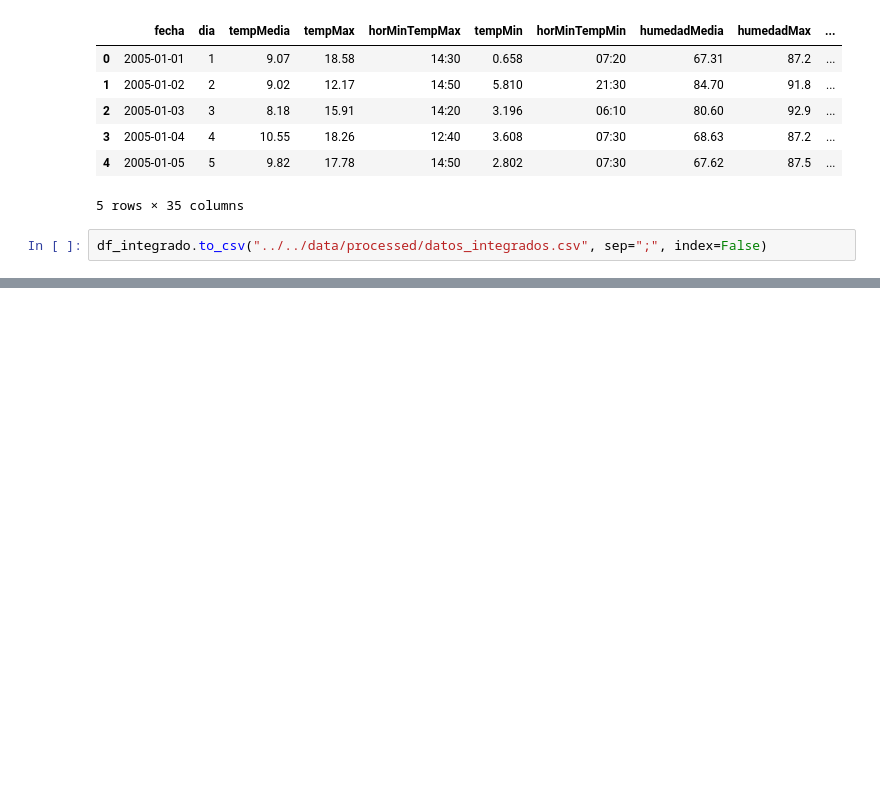
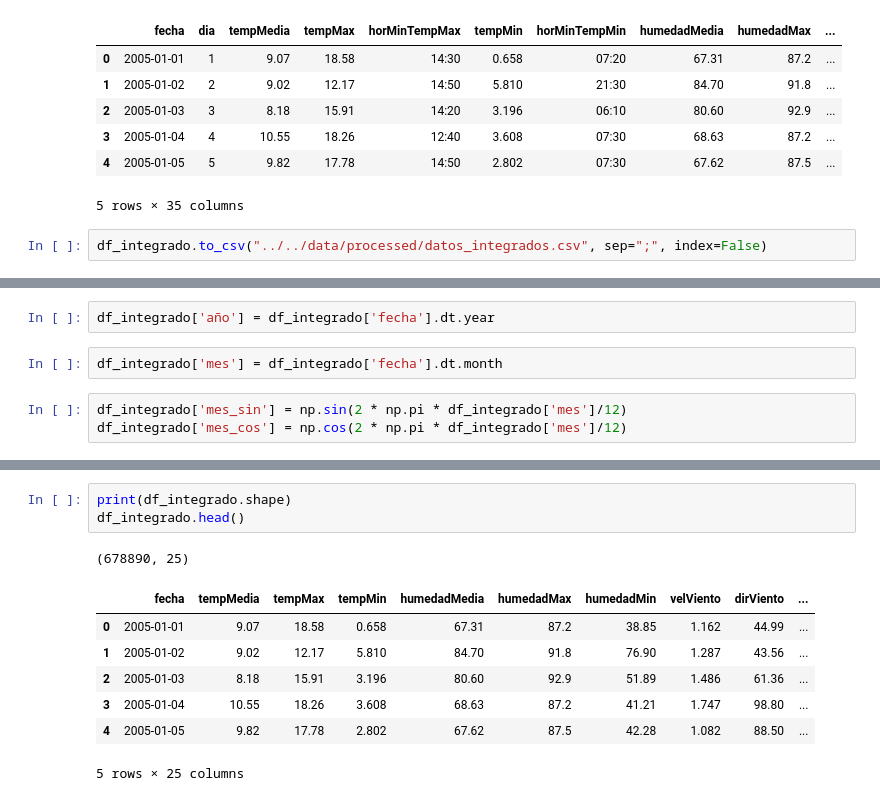
Before and after one commit to lolagj/TFM-Sistema-Riego-Agricola, a Jupyter notebook: notebooks/preparacion_datos/Preprocesamiento.ipynb, the cells around one changed output, grey strips where cells are left out. Saved outputs shown, nothing was run; the diff lists cells and outputs as text; blank space fills up the shorter version.

```diff
--- a/notebooks/preparacion_datos/Preprocesamiento.ipynb
+++ b/notebooks/preparacion_datos/Preprocesamiento.ipynb
@@ -24,0 +106,7 @@ df_integrado.to_csv("../../data/processed/datos_integrados.csv", sep=";", index=
+# %%
+df_integrado['año'] = df_integrado['fecha'].dt.year
+# %%
+df_integrado['mes'] = df_integrado['fecha'].dt.month
+# %%
+df_integrado['mes_sin'] = np.sin(2 * np.pi * df_integrado['mes']/12)
+df_integrado['mes_cos'] = np.cos(2 * np.pi * df_integrado['mes']/12)
@@ -24,0 +132,12 @@ df_integrado.to_csv("../../data/processed/datos_integrados.csv", sep=";", index=
+# %%
+print(df_integrado.shape)
+df_integrado.head()
+# %% [output]
+(678890, 25)
+|  | fecha | tempMedia | tempMax | tempMin | humedadMedia | humedadMax | humedadMin | velViento | dirViento | ... |
+| 0 | 2005-01-01 | 9.07 | 18.58 | 0.658 | 67.31 | 87.2 | 38.85 | 1.162 | 44.99 | ... |
+| 1 | 2005-01-02 | 9.02 | 12.17 | 5.810 | 84.70 | 91.8 | 76.90 | 1.287 | 43.56 | ... |
+| 2 | 2005-01-03 | 8.18 | 15.91 | 3.196 | 80.60 | 92.9 | 51.89 | 1.486 | 61.36 | ... |
+| 3 | 2005-01-04 | 10.55 | 18.26 | 3.608 | 68.63 | 87.2 | 41.21 | 1.747 | 98.80 | ... |
+| 4 | 2005-01-05 | 9.82 | 17.78 | 2.802 | 67.62 | 87.5 | 42.28 | 1.082 | 88.50 | ... |
+5 rows × 25 columns
```
Also changed, not shown: parts of 49 cells of this notebook, 7 other files.
